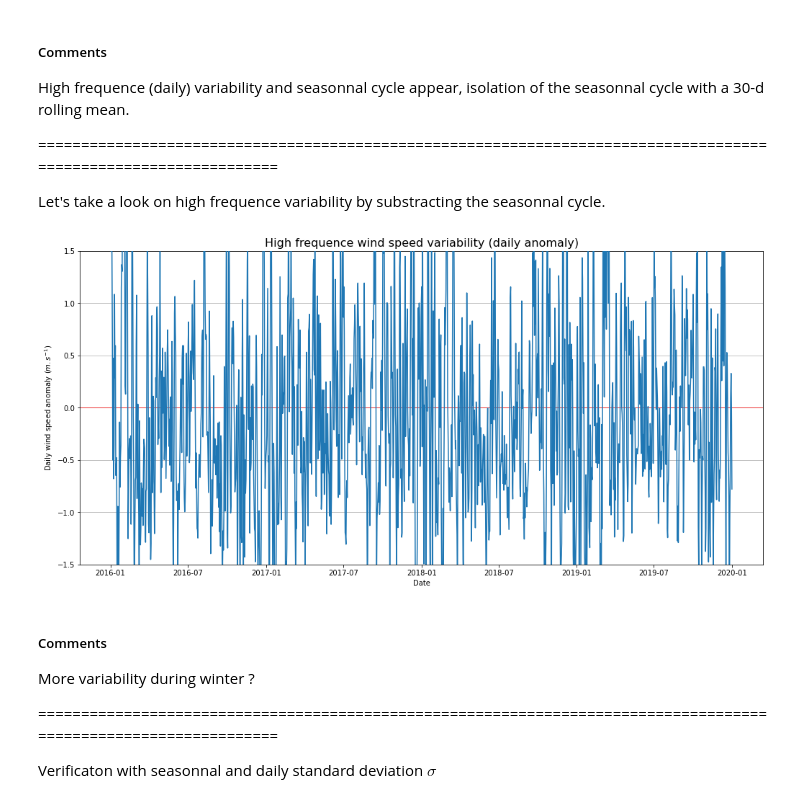
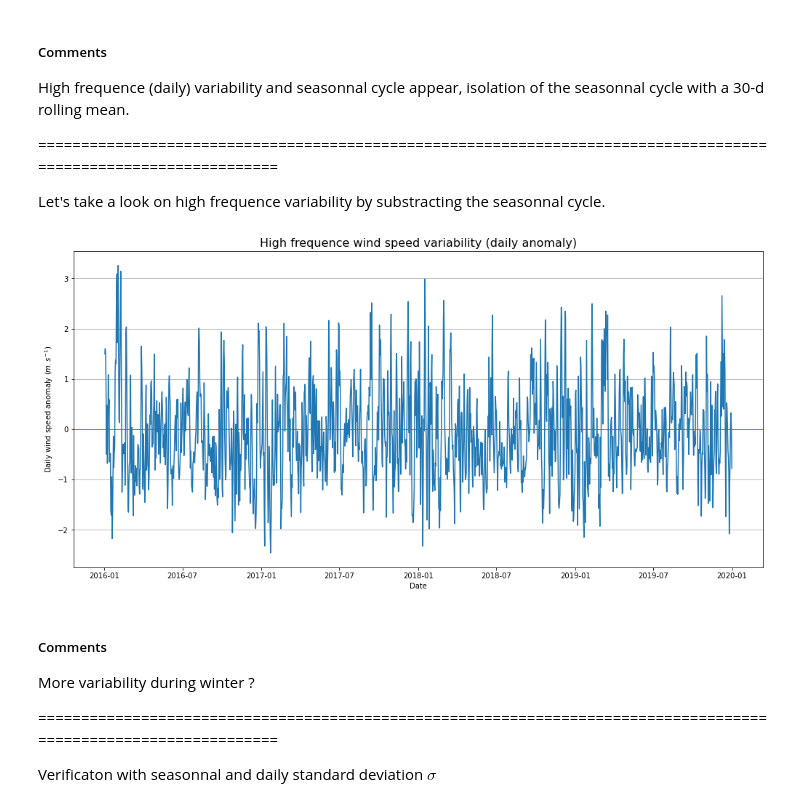
Before and after one commit to bchatelon/year_weather_regime, a Jupyter notebook: wind_outage.ipynb, the cells around one changed output. Cells and saved outputs as stored; diff of their text form; code cells hidden in the pictures.

```diff
--- a/wind_outage.ipynb
+++ b/wind_outage.ipynb
@@ -242,18 +160,17 @@ wso_index_danom = wso_index.ws.groupby('time.dayofyear') - wso_index_day_mean
 # %%
 fig = plt.figure(figsize=(17, 8))
 ws_index_danom_zoom = ws_index_danom[-365*4:]
 
 ax = fig.add_subplot(1, 1, 1)
 ax.set_title('High frequence wind speed variability (daily anomaly)', fontsize = 16)
 ax.set_xlabel('Date')
 ax.set_ylabel('Daily wind speed anomaly ($m.s^{-1}$)')
-ax.set_ylim(-1.5,1.5)
 ax.plot(ws_index_danom_zoom.time.values, ws_index_danom_zoom, zorder = 3)
 ax.grid(axis = 'y', zorder = 1)
 ax.axhline(0, color='red', lw = 0.7, zorder = 2)
 plt.show()
 # %% [output]
-[figure, old version]
+[figure, new version]
 # %% [markdown]
 ##### Comments
 More variability during winter ?
```
Also changed, not shown: parts of 42 cells of this notebook, 5 other files.
